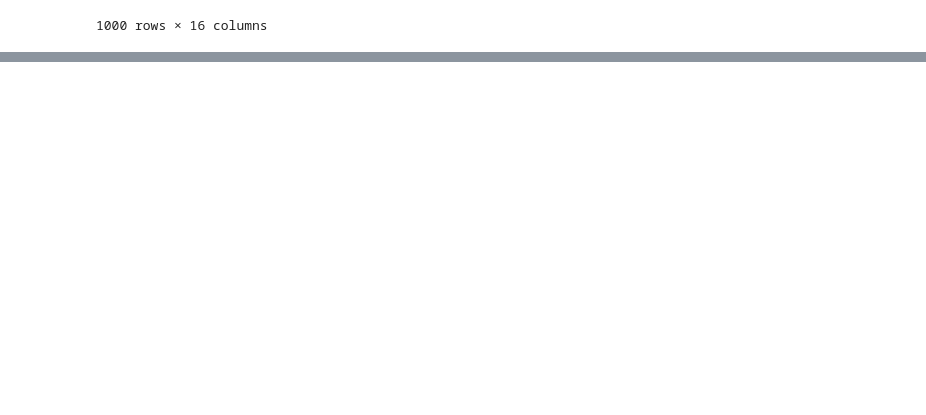
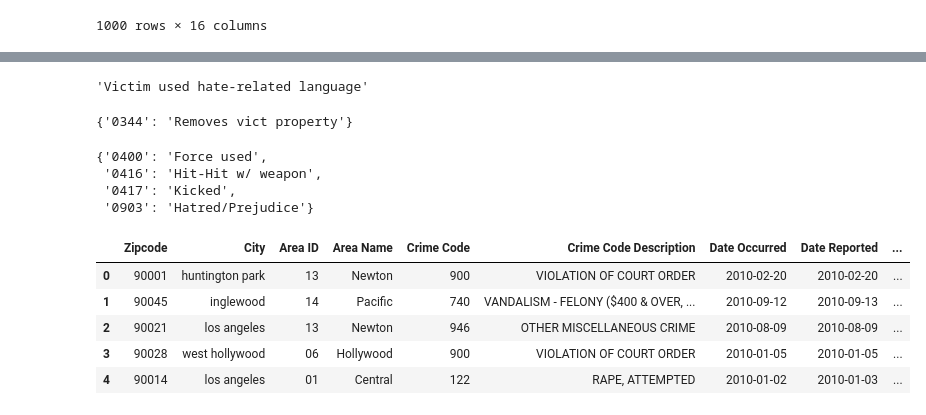
Before and after one commit to YANG007SUN/ETL_Project_Transformative_Owl, a Jupyter notebook: crime2.ipynb, the cells around one changed output, grey strips where cells are left out. Drawn from its saved outputs; the diff is of its cells as text; code cells hidden in the pictures; blank space fills up the shorter version.

```diff
--- a/crime2.ipynb
+++ b/crime2.ipynb
@@ -149,0 +207,2 @@ subset_df
+# %%
+codes_df["codes_str"]= codes_df.Code.astype(int).astype(str)
@@ -149,0 +218,50 @@ subset_df
+# %%
+codes_df.loc[codes_df['codes_str'] == '2031'].Description.values[0]
+# %% [output]
+'Victim used hate-related language'
+# %%
+def mo_finder(mo_code: str) -> str:
+    """Return the description for the input MO Code."""
+    if mo_code[0] == '0':
+        mo_code = mo_code[1:]
+    try:
+        desc = codes_df.loc[codes_df['codes_str'] == mo_code].Description.values[0]
+    except:
+        desc = "Unknown code"
+    return desc
+
+assert mo_finder('2031') == "Victim used hate-related language"
+assert mo_finder('0913') == "Victim knew Suspect"
+assert mo_finder('patchouli') == "Unknown code"
+# %%
+{ code: mo_finder(code)
+    for code in subset_df['MO Code'][2].split(" ")}
+# %% [output]
+{'0344': 'Removes vict property'}
+# %%
+def mo_list_handler(mo_codes: str) -> dict:
+    mo_codes = mo_codes.split(" ")
+    codes_dict = {code: mo_finder(code)
+                    for code in mo_codes}
+    return codes_dict
+
+assert mo_list_handler('0913 2031') == {'0913': "Victim knew Suspect", '2031': "Victim used hate-related language"}
+assert mo_list_handler('0913') == {'0913': "Victim knew Suspect"}
+# %%
+mo_list_handler('0400 0416 0417 0903')
+# %% [output]
+{'0400': 'Force used',
+ '0416': 'Hit-Hit w/ weapon',
+ '0417': 'Kicked',
+ '0903': 'Hatred/Prejudice'}
+# %%
+subset_df["mo_descriptions"] = subset_df['MO Code'].astype(str).apply(mo_list_handler)
+# %%
+subset_df.head()
+# %% [output]
+|  | Zipcode | City | Area ID | Area Name | Crime Code | Crime Code Description | Date Occurred | Date Reported | ... |
+| 0 | 90001 | huntington park | 13 | Newton | 900 | VIOLATION OF COURT ORDER | 2010-02-20 | 2010-02-20 | ... |
+| 1 | 90045 | inglewood | 14 | Pacific | 740 | VANDALISM - FELONY ($400 & OVER, ... | 2010-09-12 | 2010-09-13 | ... |
+| 2 | 90021 | los angeles | 13 | Newton | 946 | OTHER MISCELLANEOUS CRIME | 2010-08-09 | 2010-08-09 | ... |
+| 3 | 90028 | west hollywood | 06 | Hollywood | 900 | VIOLATION OF COURT ORDER | 2010-01-05 | 2010-01-05 | ... |
+| 4 | 90014 | los angeles | 01 | Central | 122 | RAPE, ATTEMPTED | 2010-01-02 | 2010-01-03 | ... |
```
Also changed, not shown: parts of 6 cells of this notebook, 1 other file.
